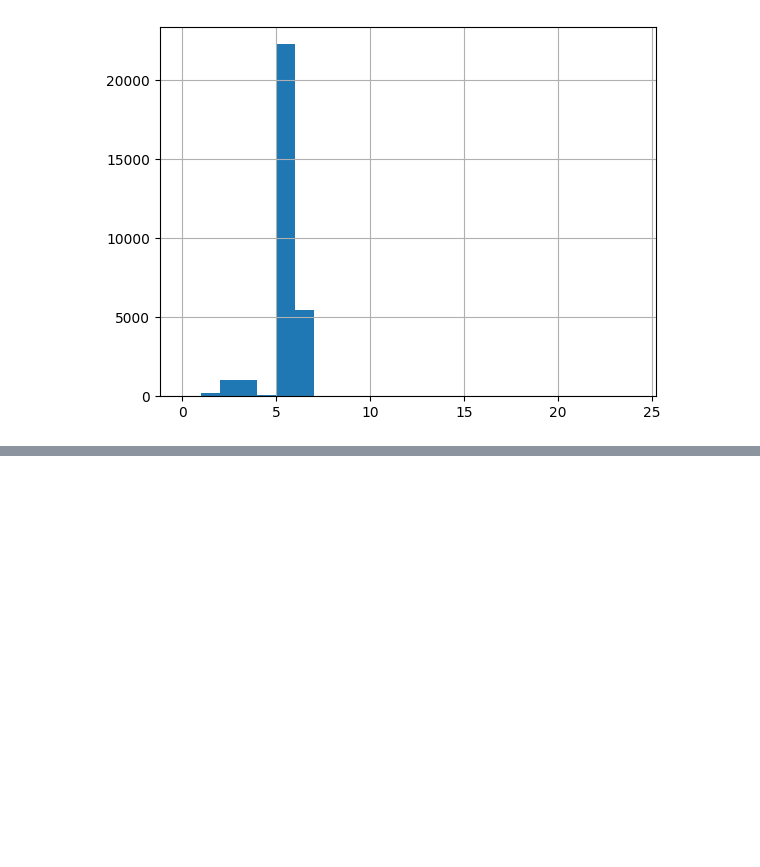
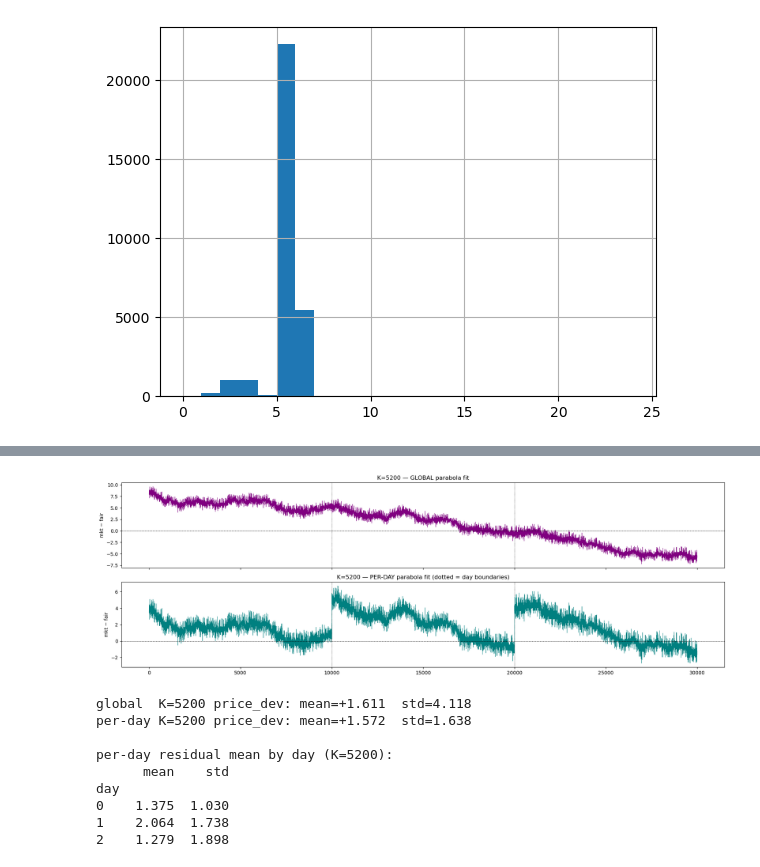
Before and after one commit to nikaslukyanov/kernel_trick, a Jupyter notebook: ROUND3/options.ipynb, the cells around one changed output, grey strips where cells are left out. Cells and saved outputs as stored; diff of their text form; code cells hidden in the pictures; blank space fills up the shorter version.

```diff
--- a/ROUND3/options.ipynb
+++ b/ROUND3/options.ipynb
@@ -463,0 +562,33 @@ def calibrate_sabr(market_vols, strikes, F, T, beta=0.5):
+# %%
+# compare global vs per-day price_dev for K=5200
+fig, axes = plt.subplots(2, 1, figsize=(18, 6), sharex=True)
+sub = (opts_clean[opts_clean['strike']==5200]
+       .sort_values(['day','timestamp']).reset_index(drop=True))
+for ax in axes:
+    for x in [10000, 20000]:
+        ax.axvline(x, color='k', ls=':', lw=0.7)
+axes[0].plot(sub.index, sub['price_dev'],    lw=0.5, color='purple')
+axes[0].axhline(0, color='k', lw=0.6, ls='--')
+axes[0].set_title('K=5200 — GLOBAL parabola fit')
+axes[0].set_ylabel('mkt − fair')
+axes[1].plot(sub.index, sub['price_dev_pd'], lw=0.5, color='teal')
+axes[1].axhline(0, color='k', lw=0.6, ls='--')
+axes[1].set_title('K=5200 — PER-DAY parabola fit (dotted = day boundaries)')
+axes[1].set_ylabel('mkt − fair')
+plt.tight_layout(); plt.show()
+
+print(f'global  K=5200 price_dev: mean={sub.price_dev.mean():+.3f}  std={sub.price_dev.std():.3f}')
+print(f'per-day K=5200 price_dev: mean={sub.price_dev_pd.mean():+.3f}  std={sub.price_dev_pd.std():.3f}')
+print('\nper-day residual mean by day (K=5200):')
+print(sub.groupby('day')['price_dev_pd'].agg(['mean','std']).round(3))
+# %% [output]
+[figure, added]
+global  K=5200 price_dev: mean=+1.611  std=4.118
+per-day K=5200 price_dev: mean=+1.572  std=1.638
+
+per-day residual mean by day (K=5200):
+      mean    std
+day
+0    1.375  1.030
+1    2.064  1.738
+2    1.279  1.898
```
Also changed, not shown: parts of 19 cells of this notebook, 2 other files.
